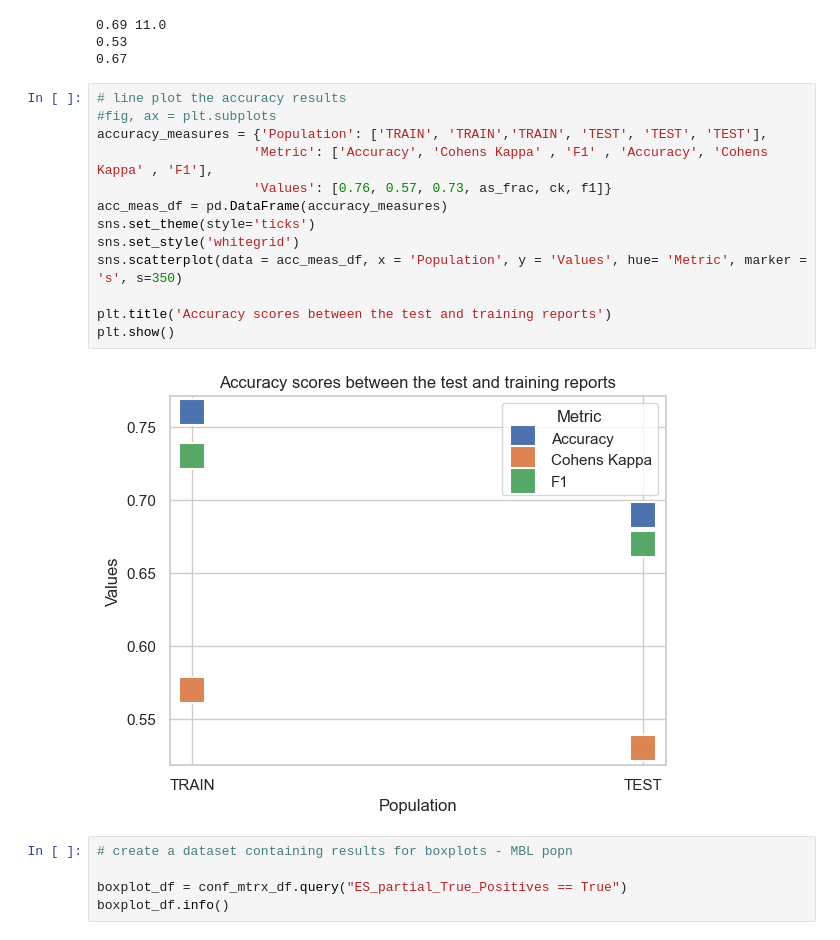
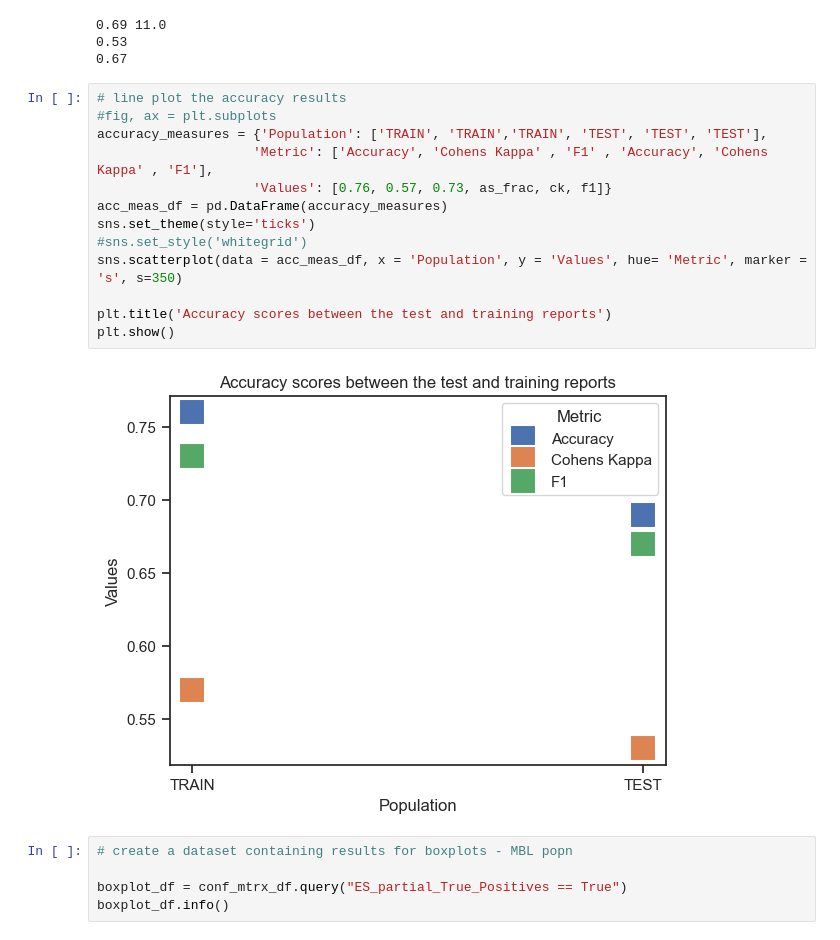
Before and after one commit to emw9805-notabot/ADSCert_project_Watson, a Jupyter notebook: Eval_metrics_MBL.ipynb, the cells around one changed output. Saved outputs shown, nothing was run; the diff lists cells and outputs as text.

```diff
--- a/Eval_metrics_MBL.ipynb
+++ b/Eval_metrics_MBL.ipynb
@@ -306,18 +330,18 @@ print(f1)
 # %%
 # line plot the accuracy results
 #fig, ax = plt.subplots
 accuracy_measures = {'Population': ['TRAIN', 'TRAIN','TRAIN', 'TEST', 'TEST', 'TEST'],
                     'Metric': ['Accuracy', 'Cohens Kappa' , 'F1' , 'Accuracy', 'Cohens Kappa' , 'F1'],
                     'Values': [0.76, 0.57, 0.73, as_frac, ck, f1]}
 acc_meas_df = pd.DataFrame(accuracy_measures)
 sns.set_theme(style='ticks')
-sns.set_style('whitegrid')
+#sns.set_style('whitegrid')
 sns.scatterplot(data = acc_meas_df, x = 'Population', y = 'Values', hue= 'Metric', marker = 's', s=350)
 
 plt.title('Accuracy scores between the test and training reports')
 plt.show()
 # %% [output]
-[figure, old version]
+[figure, new version]
 # %%
 # create a dataset containing results for boxplots - MBL popn
 
```
Also changed, not shown: parts of 3 cells of this notebook, 1 other file.
